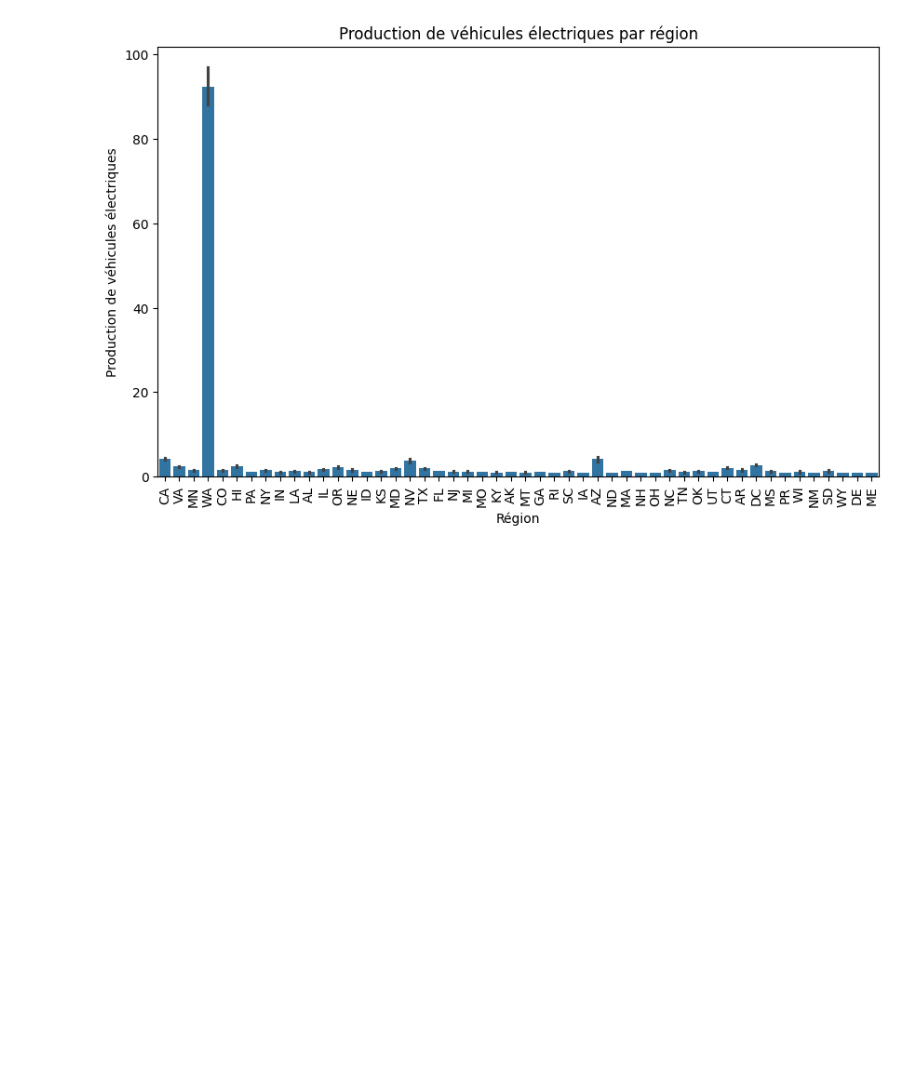
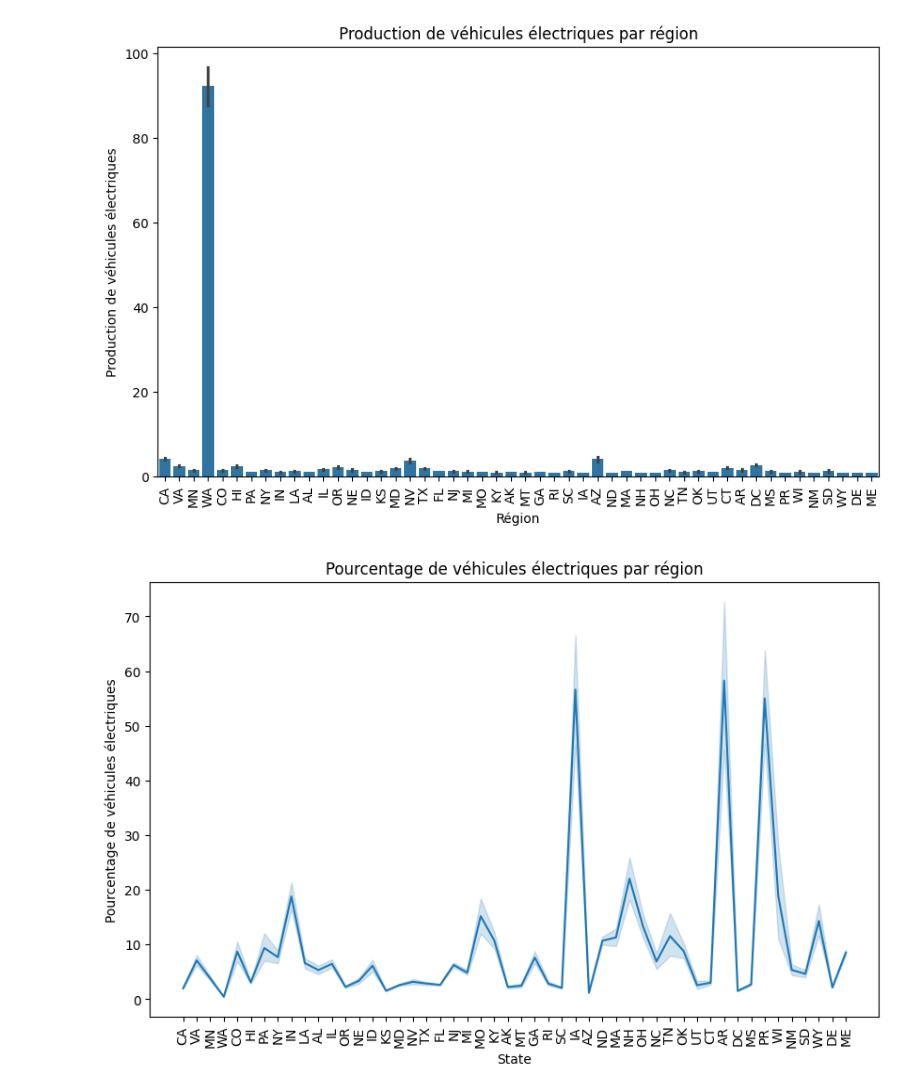
Before and after one commit to khelifaYacine/Electric_Vehicule_Population-by-Country, a Jupyter notebook: EDA.ipynb, the cells around one changed output. Cells and saved outputs as stored; diff of their text form; code cells hidden in the pictures; blank space fills up the shorter version.

```diff
--- a/EDA.ipynb
+++ b/EDA.ipynb
@@ -279,3 +281,14 @@ plt.xticks(rotation=90)
 plt.show()
 # %% [output]
 [figure]
+# %%
+# Tracer un graphique de barres pour comparer les pourcentages par région
+plt.figure(figsize=(10, 6))
+sns.lineplot(x="State", y="Percent Electric Vehicles", data=df)
+plt.title("Pourcentage de véhicules électriques par région")
+plt.xlabel("State")
+plt.ylabel("Pourcentage de véhicules électriques")
+plt.xticks(rotation=90)
+plt.show()
+# %% [output]
+[figure, added]
```
Also changed, not shown: parts of 5 cells of this notebook.
